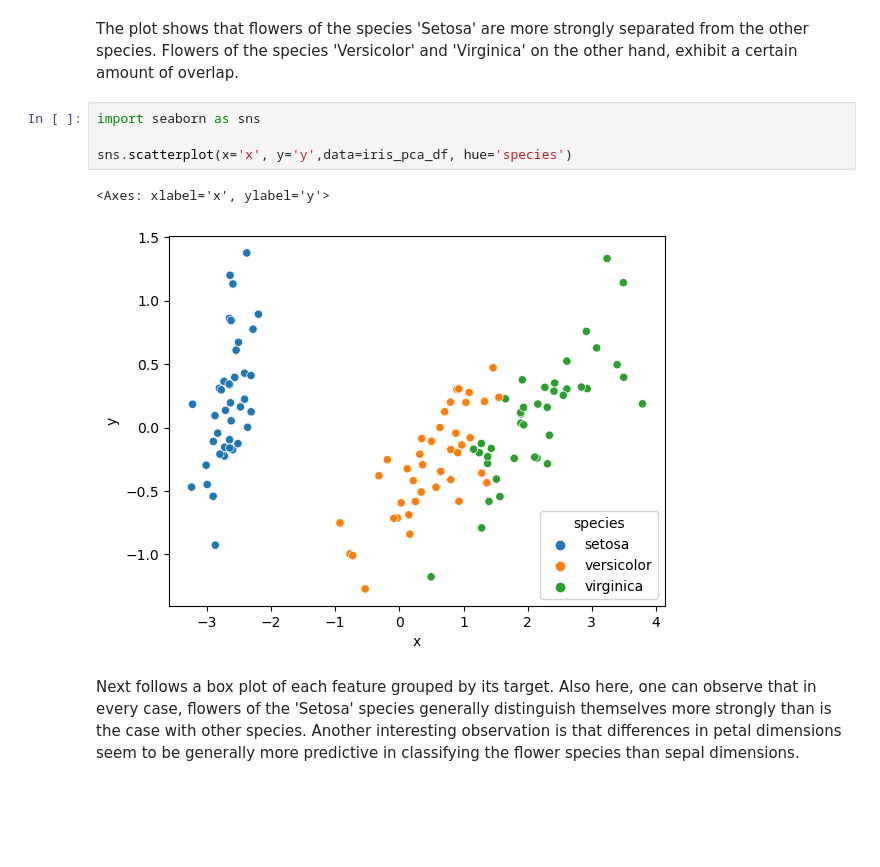
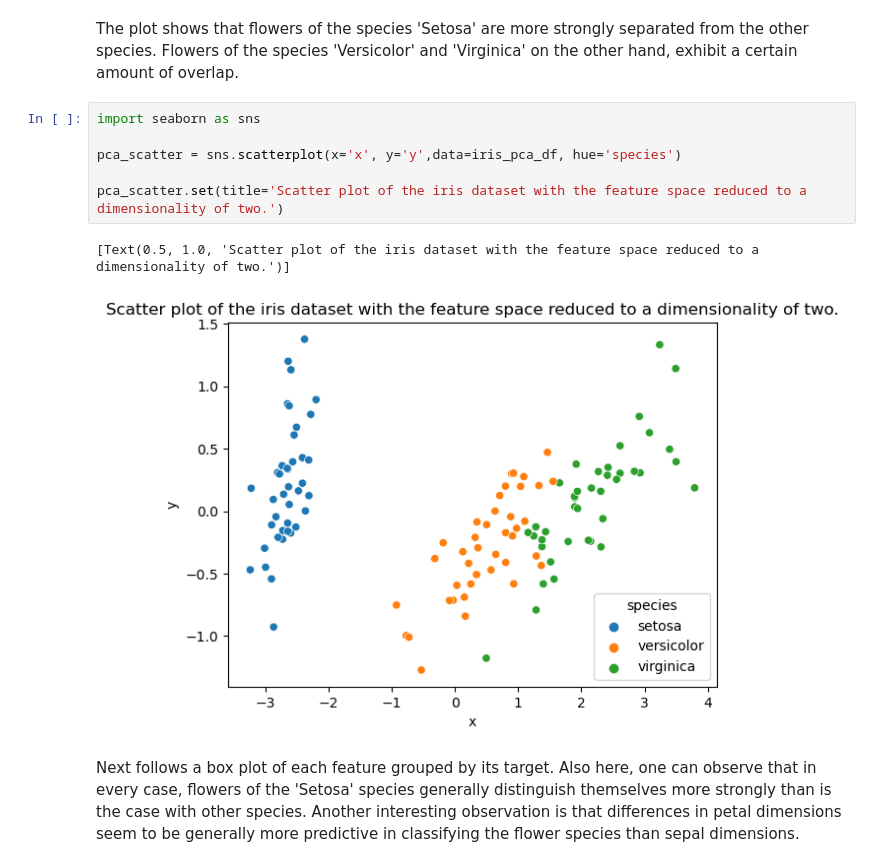
Before and after one commit to marwyn-the-developer/ml-construction, a Jupyter notebook: eda.ipynb, the cells around one changed output. Cells and saved outputs as stored; diff of their text form; blank space fills up the shorter version.

Commit message:
added a new plot and titled every plot, changed the classfier in sidclassifier.py to mlp because it runs slightly faster than the svm

```diff
--- a/eda.ipynb
+++ b/eda.ipynb
@@ -62,10 +62,12 @@ The plot shows that flowers of the species 'Setosa' are more strongly separated
 # %%
 import seaborn as sns
 
-sns.scatterplot(x='x', y='y',data=iris_pca_df, hue='species')
+pca_scatter = sns.scatterplot(x='x', y='y',data=iris_pca_df, hue='species')
+
+pca_scatter.set(title='Scatter plot of the iris dataset with the feature space reduced to a dimensionality of two.')
 # %% [output]
-<Axes: xlabel='x', ylabel='y'>
+[Text(0.5, 1.0, 'Scatter plot of the iris dataset with the feature space reduced to a dimensionality of two.')]
-[figure, old version]
+[figure, new version]
 # %% [markdown]
 Next follows a box plot of each feature grouped by its target. Also here, one can observe that in every case, flowers of the 'Setosa' species generally distinguish themselves more strongly than is the case with other species. Another interesting observation is that differences in petal dimensions seem to be generally more predictive in classifying the flower species than sepal dimensions.
 # %%
```
Also changed, not shown: parts of 19 cells of this notebook, 3 other files.
